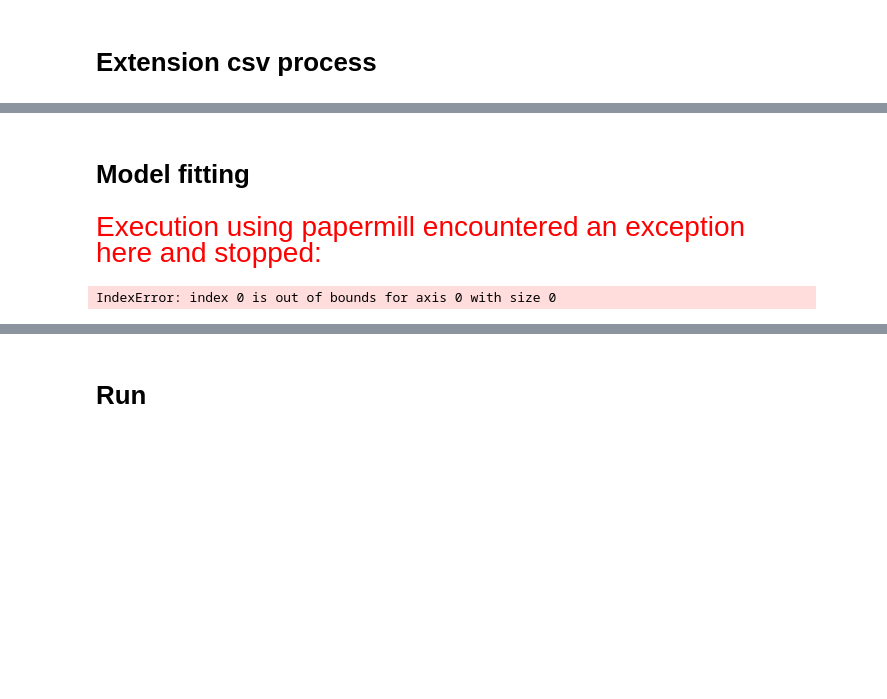
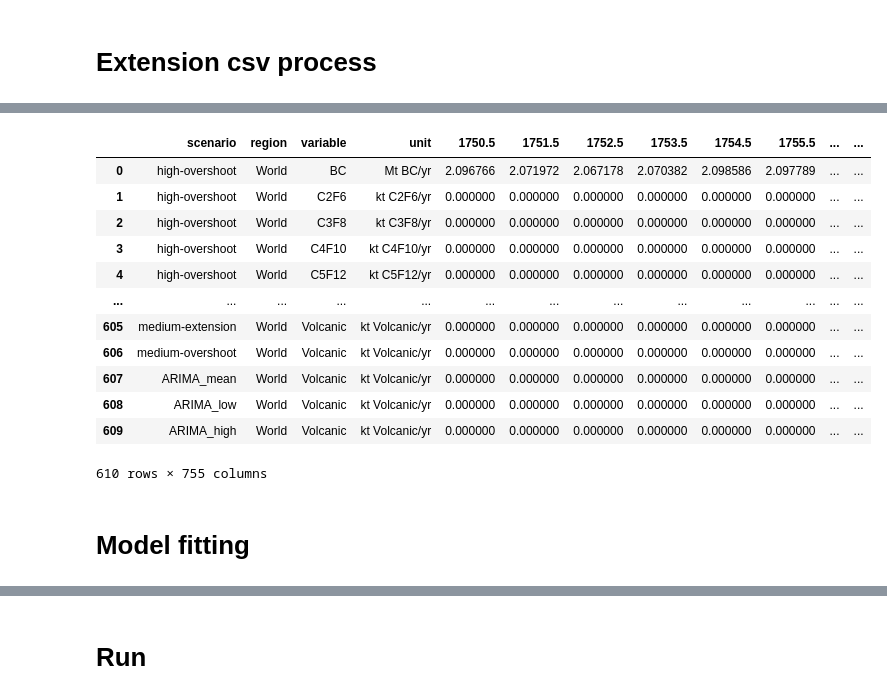
Before and after one commit to xuxingcheng/FAIR-emission-climate-model, a Jupyter notebook: ARIMA/Model_fitting_test_result.ipynb, the cells around one changed output, grey strips where cells are left out. Drawn from its saved outputs; the diff is of its cells as text; code cells hidden in the pictures; blank space fills up the shorter version.

```diff
--- a/ARIMA/Model_fitting_test_result.ipynb
+++ b/ARIMA/Model_fitting_test_result.ipynb
@@ -51,20 +49,22 @@ years_after  = [y + 0.5 for y in range(startyear, endyear + 1)]
 arima_scenarios = ['ARIMA_mean', 'ARIMA_low', 'ARIMA_high']
 region = "World"
 
-
 rows = []
 for specie in extension_csv["variable"].unique():
-    print(specie)
     for scenario_index, scenario in enumerate(arima_scenarios):
-        unit = extension_csv.loc[extension_csv["variable"] == specie, "unit"].iloc[0]
+        unit = extension_csv.loc[(extension_csv["variable"] == specie) & (extension_csv["scenario"] == 'medium-extension'), "unit"].iloc[0]
         row = [scenario, 'World', specie, unit]
         for year in years_before:
-            value = extension_csv.loc[extension_csv["variable"] == specie, str(year)].iloc[0]
+            value = extension_csv.loc[(extension_csv["variable"] == specie) & (extension_csv["scenario"] == 'medium-extension'), str(year)].iloc[0]
             row.append(value)
         for year_index, year in enumerate(years_after):
             if specie in arima_forecasts.keys():
                 value = arima_forecasts[specie][scenario_index][year_index]
             else:
-                value = extension_csv.loc[extension_csv["variable"] == specie, str(year)].iloc[0]
+                value = extension_csv.loc[(extension_csv["variable"] == specie) & (extension_csv["scenario"] == 'medium-extension'), str(year)].iloc[0]
             row.append(value)
         rows.append(row)
+
+rowdf = pd.DataFrame(rows)
+rowdf.columns = extension_csv.columns
+extension_csv = pd.concat([extension_csv, rowdf], ignore_index=True)
@@ -108,6 +71,33 @@ extension_csv
-# %%
-for specie in extension_csv["variable"].unique():
-    if len(extension_csv[extension_csv['variable'] == specie]) != 10:
-        raise IndexError('Scenarios not added in')
-
-extension_csv.to_csv("/glade/u/home/stevenxu/FAIRproject/examples/data/calibrated_constrained_ensemble/extensions_1750-2500_with_arima.csv", index=False)
+# %%
+origional = pd.read_csv(csv_path)
+configs = pd.read_csv('/glade/u/home/stevenxu/FAIRproject/examples/data/calibrated_constrained_ensemble/species_configs_properties_calibration1.4.1.csv')
+orig_species = set(origional["variable"].astype(str).str.strip())
+config_species = set(configs["name"].astype(str).str.strip())
+missing_in_csv = sorted(config_species - orig_species)
+
+rows = []
+for specie in missing_in_csv:
+    for scenario in extension_csv['scenario'].unique():
+        row  = [scenario, 'World', specie, f'kt {specie}/yr']
+        for i in range(755-4):
+            row.append(0)
+        rows.append(row)
+
+missingdf = pd.DataFrame(rows)
+missingdf.columns = extension_csv.columns
+extension_csv = pd.concat([extension_csv, missingdf], ignore_index=True)
+extension_csv
+# %% [output]
+|  | scenario | region | variable | unit | 1750.5 | 1751.5 | 1752.5 | 1753.5 | 1754.5 | 1755.5 | ... | ... |
+| 0 | high-overshoot | World | BC | Mt BC/yr | 2.096766 | 2.071972 | 2.067178 | 2.070382 | 2.098586 | 2.097789 | ... | ... |
+| 1 | high-overshoot | World | C2F6 | kt C2F6/yr | 0.000000 | 0.000000 | 0.000000 | 0.000000 | 0.000000 | 0.000000 | ... | ... |
+| 2 | high-overshoot | World | C3F8 | kt C3F8/yr | 0.000000 | 0.000000 | 0.000000 | 0.000000 | 0.000000 | 0.000000 | ... | ... |
+| 3 | high-overshoot | World | C4F10 | kt C4F10/yr | 0.000000 | 0.000000 | 0.000000 | 0.000000 | 0.000000 | 0.000000 | ... | ... |
+| 4 | high-overshoot | World | C5F12 | kt C5F12/yr | 0.000000 | 0.000000 | 0.000000 | 0.000000 | 0.000000 | 0.000000 | ... | ... |
+| ... | ... | ... | ... | ... | ... | ... | ... | ... | ... | ... | ... | ... |
+| 605 | medium-extension | World | Volcanic | kt Volcanic/yr | 0.000000 | 0.000000 | 0.000000 | 0.000000 | 0.000000 | 0.000000 | ... | ... |
+| 606 | medium-overshoot | World | Volcanic | kt Volcanic/yr | 0.000000 | 0.000000 | 0.000000 | 0.000000 | 0.000000 | 0.000000 | ... | ... |
+| 607 | ARIMA_mean | World | Volcanic | kt Volcanic/yr | 0.000000 | 0.000000 | 0.000000 | 0.000000 | 0.000000 | 0.000000 | ... | ... |
+| 608 | ARIMA_low | World | Volcanic | kt Volcanic/yr | 0.000000 | 0.000000 | 0.000000 | 0.000000 | 0.000000 | 0.000000 | ... | ... |
+| 609 | ARIMA_high | World | Volcanic | kt Volcanic/yr | 0.000000 | 0.000000 | 0.000000 | 0.000000 | 0.000000 | 0.000000 | ... | ... |
+610 rows × 755 columns
@@ -114,7 +106,5 @@ extension_csv.to_csv("/glade/u/home/stevenxu/FAIRproject/examples/data/calibrate
 # %% [markdown]
 # Model fitting
-# %% [markdown]
-<span id="papermill-error-cell" style="color:red; font-family:Helvetica Neue, Helvetica, Arial, sans-serif; font-size:2em;">Execution using papermill encountered an exception here and stopped:</span>
 # %%
 f = FAIR(ch4_method="Thornhill2021")
 f.define_time(1750, 2300, 1)  # start, end, step
@@ -140,9 +130,3 @@ fair_species_configs_1_4_1_file = '/glade/u/home/stevenxu/FAIRproject/examples/d
 species, properties = read_properties(filename=fair_species_configs_1_4_1_file)
 f.define_species(species, properties)
 f.allocate()
-f.fill_from_csv(
-    emissions_file="/glade/u/home/stevenxu/FAIRproject/examples/data/calibrated_constrained_ensemble/extensions_1750-2500_with_arima.csv",
-    forcing_file='/glade/u/home/stevenxu/FAIRproject/examples/data/calibrated_constrained_ensemble/volcanic_solar.csv',
-)
-# %% [output]
-IndexError: index 0 is out of bounds for axis 0 with size 0
```
Also changed, not shown: parts of 12 cells of this notebook, 5 other files.
